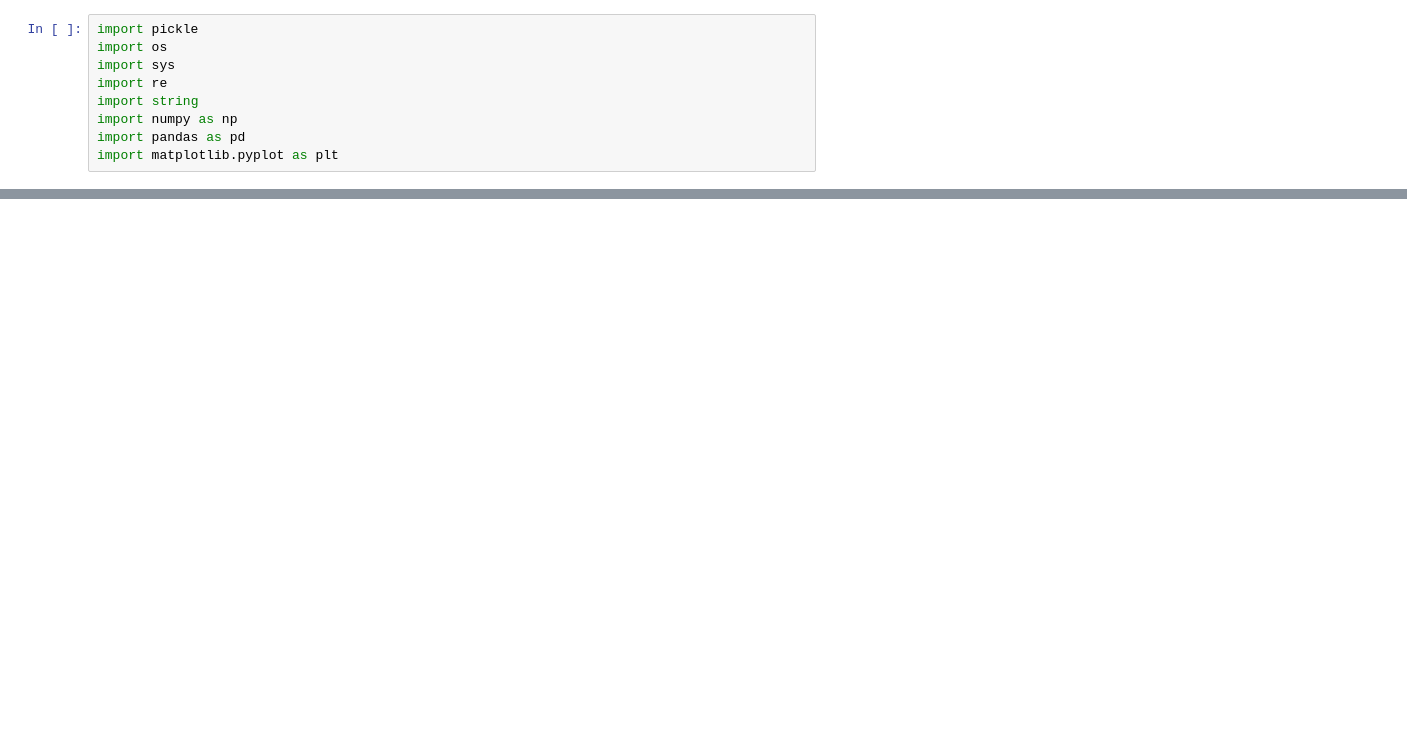
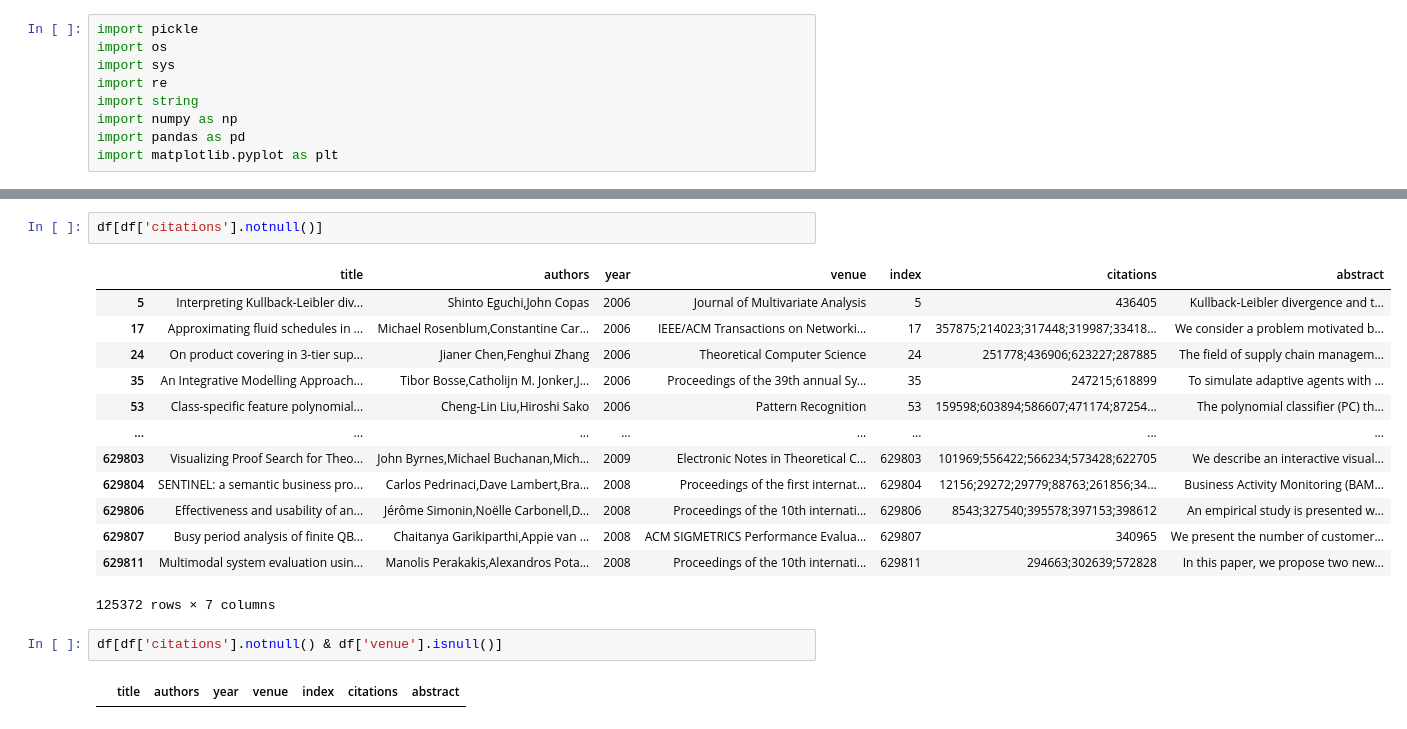
Before and after one commit to tommasosommaruga/Data_challenge_ENT, a Jupyter notebook: main_nb.ipynb, the cells around one changed output, grey strips where cells are left out. Drawn from its saved outputs; the diff is of its cells as text; blank space fills up the shorter version.

Commit message:
chenges

```diff
--- a/main_nb.ipynb
+++ b/main_nb.ipynb
@@ -79,3 +78,23 @@ print(df.shape)
+# %%
+df[df['citations'].notnull()]
+# %% [output]
+|  | title | authors | year | venue | index | citations | abstract |
+| 5 | Interpreting Kullback-Leibler div... | Shinto Eguchi,John Copas | 2006 | Journal of Multivariate Analysis | 5 | 436405 | Kullback-Leibler divergence and t... |
+| 17 | Approximating fluid schedules in ... | Michael Rosenblum,Constantine Car... | 2006 | IEEE/ACM Transactions on Networki... | 17 | 357875;214023;317448;319987;33418... | We consider a problem motivated b... |
+| 24 | On product covering in 3-tier sup... | Jianer Chen,Fenghui Zhang | 2006 | Theoretical Computer Science | 24 | 251778;436906;623227;287885 | The field of supply chain managem... |
+| 35 | An Integrative Modelling Approach... | Tibor Bosse,Catholijn M. Jonker,J... | 2006 | Proceedings of the 39th annual Sy... | 35 | 247215;618899 | To simulate adaptive agents with ... |
+| 53 | Class-specific feature polynomial... | Cheng-Lin Liu,Hiroshi Sako | 2006 | Pattern Recognition | 53 | 159598;603894;586607;471174;87254... | The polynomial classifier (PC) th... |
+| ... | ... | ... | ... | ... | ... | ... | ... |
+| 629803 | Visualizing Proof Search for Theo... | John Byrnes,Michael Buchanan,Mich... | 2009 | Electronic Notes in Theoretical C... | 629803 | 101969;556422;566234;573428;622705 | We describe an interactive visual... |
+| 629804 | SENTINEL: a semantic business pro... | Carlos Pedrinaci,Dave Lambert,Bra... | 2008 | Proceedings of the first internat... | 629804 | 12156;29272;29779;88763;261856;34... | Business Activity Monitoring (BAM... |
+| 629806 | Effectiveness and usability of an... | Jérôme Simonin,Noëlle Carbonell,D... | 2008 | Proceedings of the 10th internati... | 629806 | 8543;327540;395578;397153;398612 | An empirical study is presented w... |
+| 629807 | Busy period analysis of finite QB... | Chaitanya Garikiparthi,Appie van ... | 2008 | ACM SIGMETRICS Performance Evalua... | 629807 | 340965 | We present the number of customer... |
+| 629811 | Multimodal system evaluation usin... | Manolis Perakakis,Alexandros Pota... | 2008 | Proceedings of the 10th internati... | 629811 | 294663;302639;572828 | In this paper, we propose two new... |
+125372 rows × 7 columns
+# %%
+df[df['citations'].notnull() & df['venue'].isnull()]
+# %% [output]
+|  | title | authors | year | venue | index | citations | abstract |
 # %%
 df.info()
 # %% [output]
```
Also changed, not shown: parts of 13 cells of this notebook, 1 other file.
